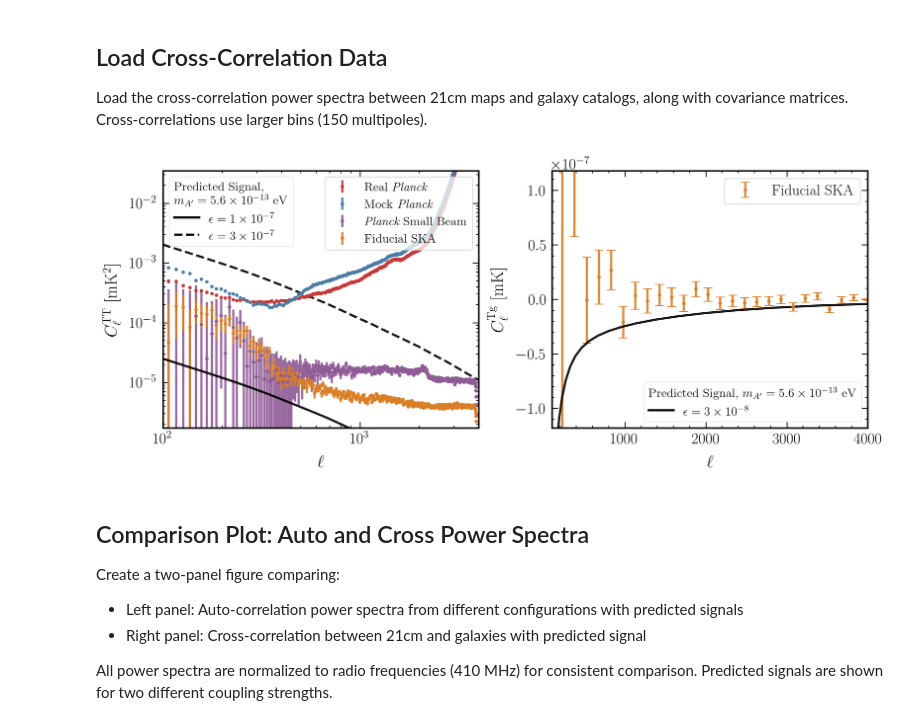
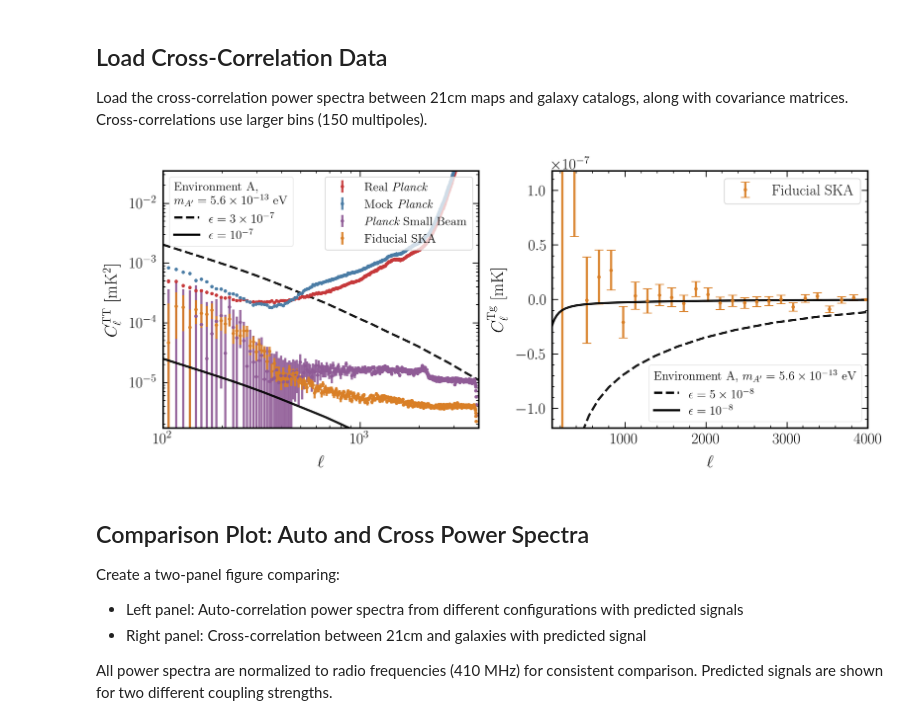
Before and after one commit to bakerem/dark_photons_radio_sky, a Jupyter notebook: notebooks_for_paper/Cl_Comparison.ipynb, the cells around one changed output. Drawn from its saved outputs; the diff is of its cells as text; code cells hidden in the pictures.

```diff
--- a/notebooks_for_paper/Cl_Comparison.ipynb
+++ b/notebooks_for_paper/Cl_Comparison.ipynb
@@ -158,9 +158,9 @@ ax[0].set_ylim(0.5e-17 / new_prefac**2, 1e-13 / new_prefac**2)
 
 small_eps_line = Line2D([0,1],[0,1],linestyle='-', color='k')
 big_eps_line = Line2D([0,1],[0,1],linestyle='--', color='k')
-legend2 = ax[0].legend([small_eps_line, big_eps_line], [r"$\epsilon=1\times10^{-7}$", r"$\epsilon=3\times10^{-7}$"],
+legend2 = ax[0].legend([big_eps_line,small_eps_line], [r"$\epsilon=3\times10^{-7}$",r"$\epsilon=10^{-7}$"],
                      fontsize=14, loc="upper left", frameon=True,
-                     title="Predicted Signal,\n" + r"$m_{A'}=5.6\times 10^{-13}$ eV",
+                     title="Environment A,\n" + r"$m_{A'}=5.6\times 10^{-13}$ eV",
                      title_fontsize=14)
 
 # legend2.set_title("Predicted Signal,\n" + r"$m_{A'}=5.6\times 10^{-13}$ eV")
@@ -181,37 +181,45 @@ ax[1].errorbar(
     linestyle=" ",
     marker=".",
     label="Fiducial SKA",
     color=cols_default[4],
 )
 
 ax[1].plot(
     signal_ls,
-    -(2.73e3) * (3e-8)**2 * cross_signal /new_prefac,
+    -(2.73e3) * (5e-8)**2 * cross_signal /new_prefac,
+    linestyle="--",
+    color="k",
+    # label="Theoretical Signal",
+)
+
+ax[1].plot(
+    signal_ls,
+    -(2.73e3) * (1e-8)**2 * cross_signal /new_prefac,
     linestyle="-",
     color="k",
     # label="Theoretical Signal",
 )
 
-legend2 = ax[1].legend([small_eps_line], [r"$\epsilon=3\times 10^{-8}$"],
+legend2 = ax[1].legend([big_eps_line, small_eps_line], [r"$\epsilon=5\times 10^{-8}$", r"$\epsilon=10^{-8}$"],
                      loc="lower right", frameon=True,
-                     title=r"Predicted Signal, $m_{A'}=5.6\times 10^{-13}$ eV",
+                     title=r"Environment A, $m_{A'}=5.6\times 10^{-13}$ eV",
                      title_fontsize=14, fontsize=14)
 
 ax[1].add_artist(legend2)
 legend2._legend_box.align = 'left'
 
 legend1 = ax[1].legend(frameon=True, loc="upper right", framealpha=0.75) # loc='center left', bbox_to_anchor=(1, 0.5))
 
 # ax[1].set_xscale("log")
 ax[1].set_xlim(100, 4000)
 ax[1].set_ylim(-0.2e-12/new_prefac,  0.2e-12/new_prefac)
 
 ax[1].set_xlabel(r"$\ell$")
 ax[1].set_ylabel(r"$C^{\rm Tg}_\ell$ [mK]")
 ax[1].ticklabel_format(axis='y', style='sci', scilimits=(-4, 4))
 plt.savefig("plots/Cl_comparsion.pdf", bbox_inches="tight")
 # %% [output]
-[figure, old version]
+[figure, new version]
 # %% [markdown]
 ## Comparison Plot: Auto and Cross Power Spectra
 
```
Also changed, not shown: parts of 2 cells of this notebook, 5 other files.
